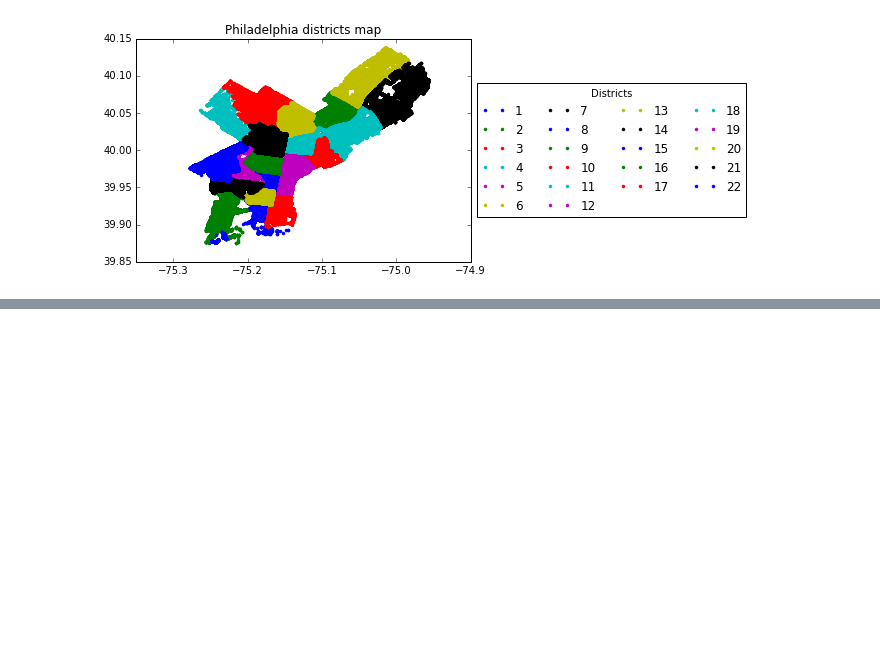
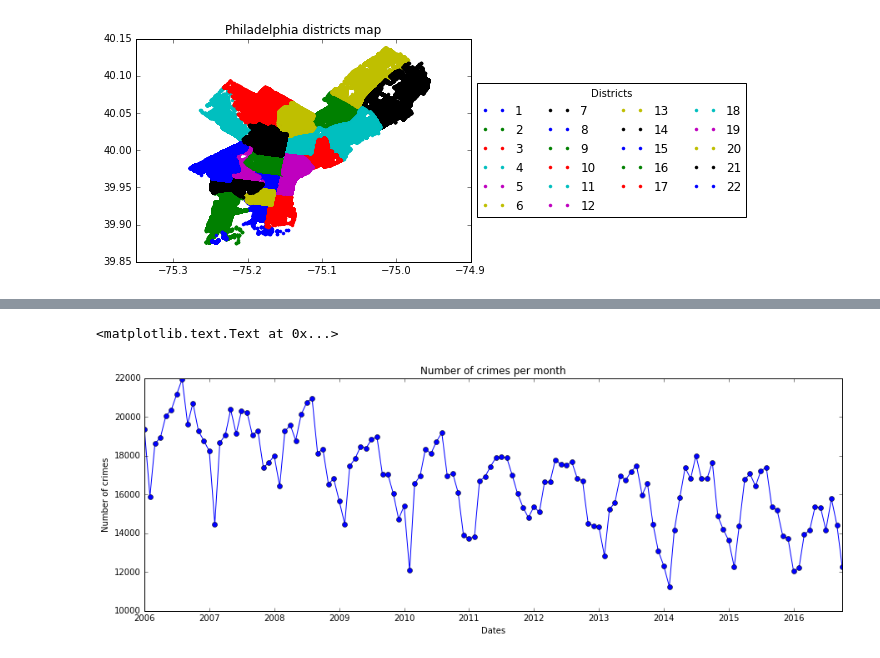
Before and after one commit to Cedric-De-Cesare/DataSciencePython, a Jupyter notebook: Philadelphia Crime Data.ipynb, the cells around one changed output, grey strips where cells are left out. Drawn from its saved outputs; the diff is of its cells as text; code cells hidden in the pictures; blank space fills up the shorter version.

Commit message:
Added crimes per month

```diff
--- a/Philadelphia Crime Data.ipynb
+++ b/Philadelphia Crime Data.ipynb
@@ -72,0 +77,11 @@ plt.title('Philadelphia districts map')
+# %%
+# Convert Month to datetime Month (needed for plot_date)
+df['Month'] = pd.to_datetime(df.Month)
+# Extract year and month out of it
+df['year'] = df.Month.dt.year
+df['month'] = df.Month.dt.month
+# Count the number of crimes per (year, month)
+counts_per_month = df.groupby(['year', 'month'])['month'].count()
+# Convert group to data frame
+counts_per_month_df = counts_per_month.to_frame(name='count').reset_index()
+counts_per_month_df.head()
@@ -72,0 +95,10 @@ plt.title('Philadelphia districts map')
+# %%
+# Display number of crimes per month
+fig, ax = plt.subplots(figsize=(15,5))
+ax.plot_date(np.sort(df.Month.unique()), counts_per_month_df['count'], '-o')
+ax.set_ylabel('Number of crimes')
+ax.set_xlabel('Dates')
+ax.set_title('Number of crimes per month')
+# %% [output]
+<matplotlib.text.Text at 0x...>
+[figure, added]
```
Also changed, not shown: parts of 7 cells of this notebook.
